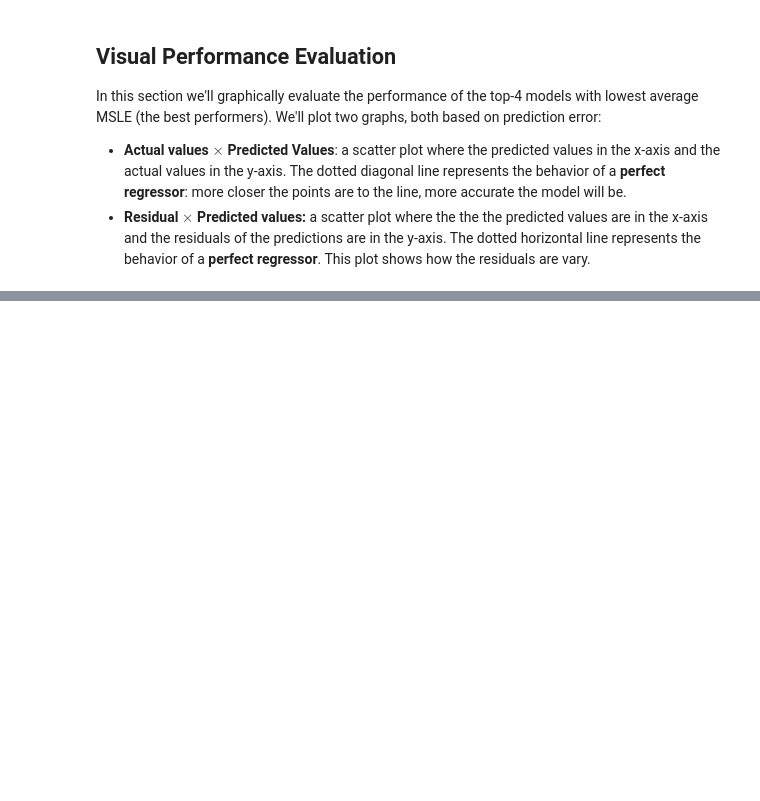
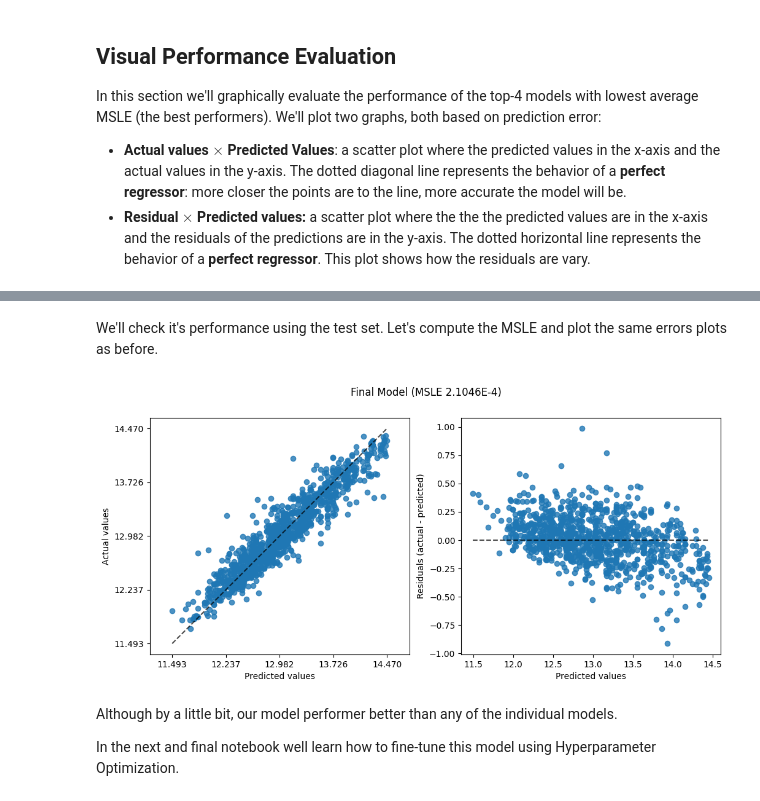
Before and after one commit to TheCamilovisk/HousePricePredictionApp, a Jupyter notebook: notebooks/04-model-selection.ipynb, the cells around one changed output, grey strips where cells are left out. Saved outputs shown, nothing was run; the diff lists cells and outputs as text; code cells hidden in the pictures; blank space fills up the shorter version.

Commit message:
Adding the Voting Regressor section

```diff
--- a/notebooks/04-model-selection.ipynb
+++ b/notebooks/04-model-selection.ipynb
@@ -308,0 +328,15 @@ graphical_evaluation(
+# %%
+voting_regressor = VotingRegressor(
+    estimators=[
+        (model.__class__.__name__, model)
+        for model in (
+            CatBoostRegressor(
+                allow_writing_files=False, silent=True, random_seed=random_state
+            ),
+            XGBRegressor(random_state=random_state),
+            RandomForestRegressor(random_state=random_state),
+            LGBMRegressor(random_state=random_state),
+        )
+    ],
+    n_jobs=-1
+)
@@ -308,0 +345,2 @@ graphical_evaluation(
+# %%
+voting_regressor.fit(X_train, y_train)
@@ -308,0 +365,25 @@ graphical_evaluation(
+# %% [markdown]
+We'll check it's performance using the test set. Let's compute the MSLE and plot the same errors plots as before.
+# %%
+predictions = voting_regressor.predict(X_test)
+# %%
+msle = mean_squared_log_error(y_test, predictions)
+
+fig, (ax1, ax2) = plt.subplots(ncols=2, figsize=(12, 5))
+
+PredictionErrorDisplay.from_predictions(
+    predictions, y_test, kind="actual_vs_predicted", ax=ax1
+)
+PredictionErrorDisplay.from_predictions(
+    predictions, y_test, kind="residual_vs_predicted", ax=ax2
+)
+
+fig.suptitle(f"Final Model (MSLE {(msle * 10**4):0.4f}E-4)")
+
+plt.show()
+# %% [output]
+[figure, added]
+# %% [markdown]
+Although by a little bit, our model performer better than any of the individual models.
+
+In the next and final notebook well learn how to fine-tune this model using Hyperparameter Optimization.
```
Also changed, not shown: parts of 7 cells of this notebook.
